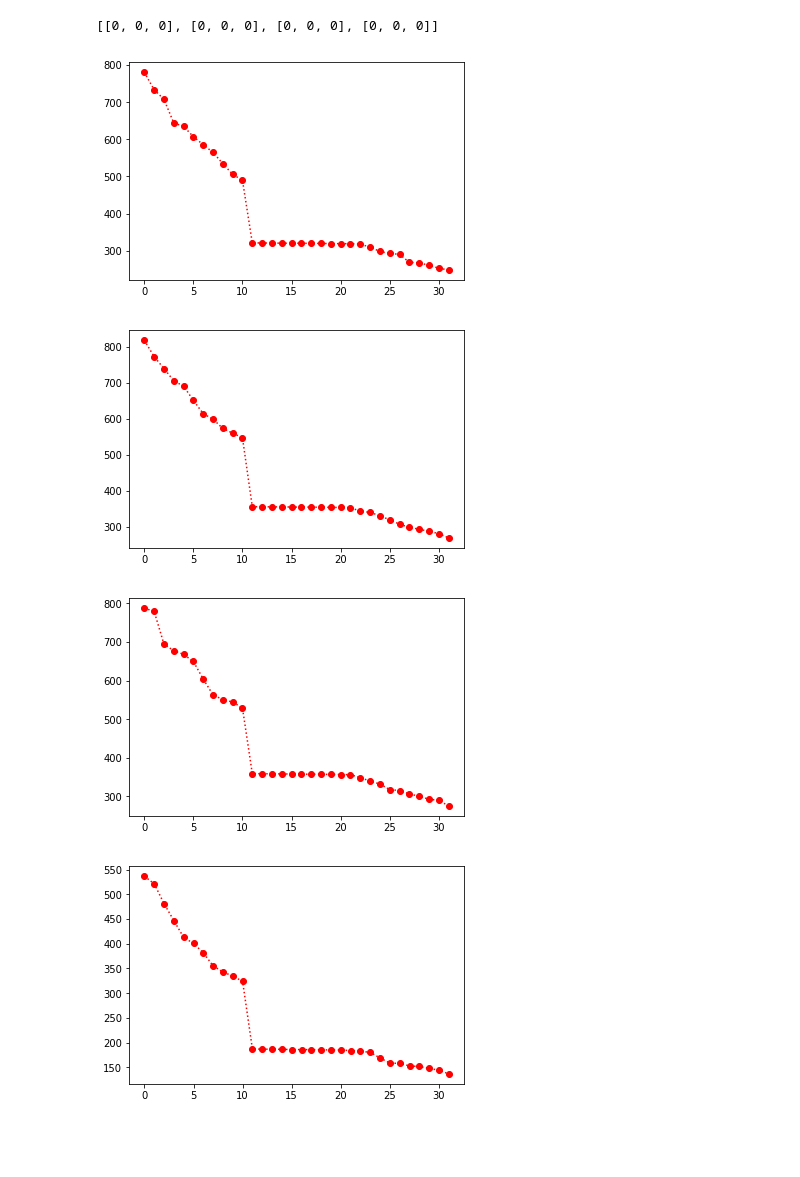
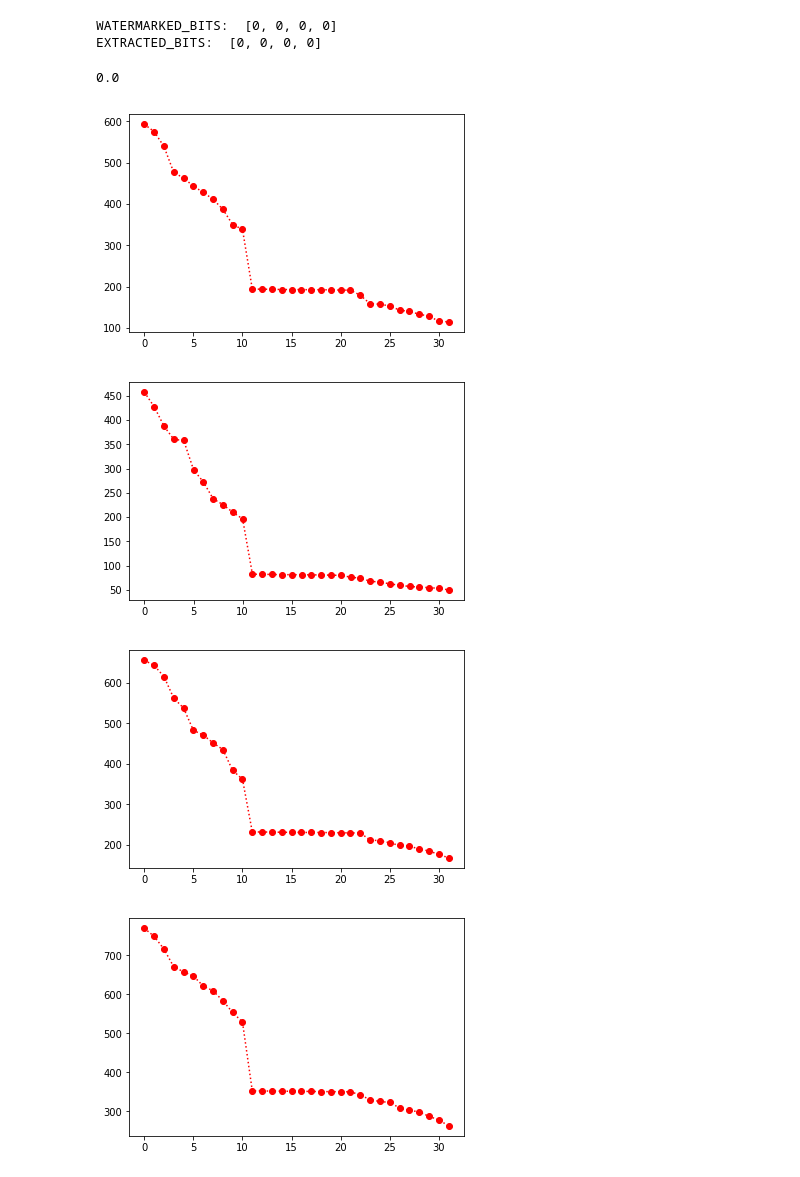
Before and after one commit to NECTEC-Internship/Digital-Image-Watermarking, a Jupyter notebook: BlockImageWatermarking.ipynb, the cells around one changed output. Cells and saved outputs as stored; diff of their text form; code cells hidden in the pictures; blank space fills up the shorter version.

```diff
--- a/BlockImageWatermarking.ipynb
+++ b/BlockImageWatermarking.ipynb
@@ -9,11 +9,13 @@ left = 30
 right = 40
 block_size = 250
 
-image = astronaut() # 500 x 500
-plt.imshow(image)
+bits_to_watermark = [0, 0, 0, 0]
 
-#image = camera()
-#plt.imshow(image, cmap='gray') # 500 x 500
+#image = astronaut() # 500 x 500
+#plt.imshow(image)
+
+image = camera()
+plt.imshow(image, cmap='gray') # 500 x 500
 
 #image = coffee()
 #plt.imshow(image) # 400 x 600
@@ -32,4 +34,5 @@ original_patch = mpatches.Patch(color='black', label='Original singular value')
 watermarked_patch = mpatches.Patch(color='cyan', label='Watermarked singular value')
 normalized_patch = mpatches.Patch(color='magenta', label='Normalized singular value')
 # %%
-watermarked_image = watermarkImageBlock(image,left,right,[0,0,0,0],block_size)
+watermarked_image = watermarkImageBlock(image,left,right,bits_to_watermark,block_size)
+plt.imshow(watermarked_image,cmap='gray')
@@ -36,8 +42,10 @@ watermarked_image = watermarkImageBlock(image,left,right,[0,0,0,0],block_size)
 # %%
-extractImageBlock(watermarked_image,4,block_size)
+extractImageBlock(watermarked_image)
 # %% [output]
-[[0, 0, 0], [0, 0, 0], [0, 0, 0], [0, 0, 0]]
+WATERMARKED_BITS:  [0, 0, 0, 0]
+EXTRACTED_BITS:  [0, 0, 0, 0]
+0.0
-[figure, old version]
+[figure, new version]
-[figure, old version]
+[figure, new version]
-[figure, old version]
+[figure, new version]
-[figure, old version]
+[figure, new version]
```
Also changed, not shown: parts of 3 cells of this notebook, 2 other files.
